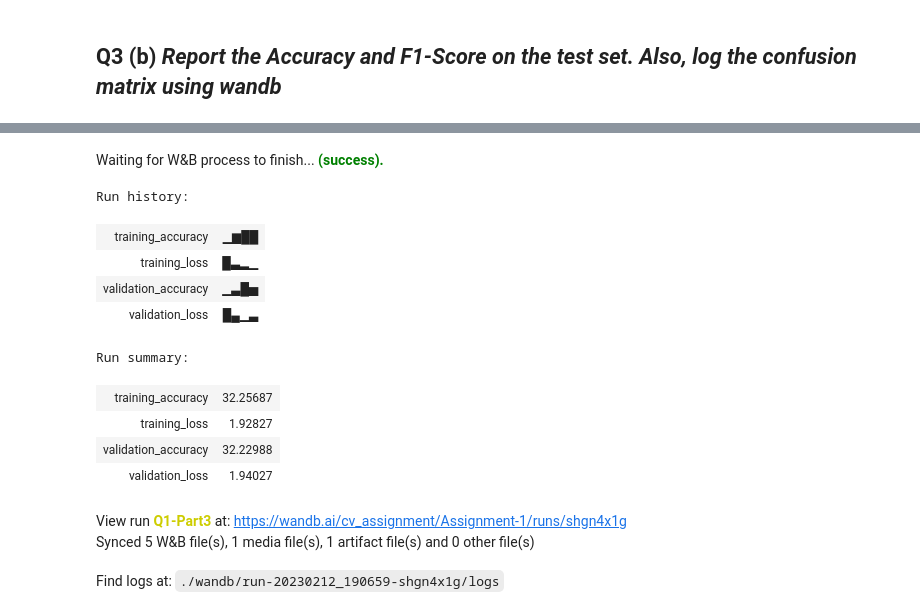
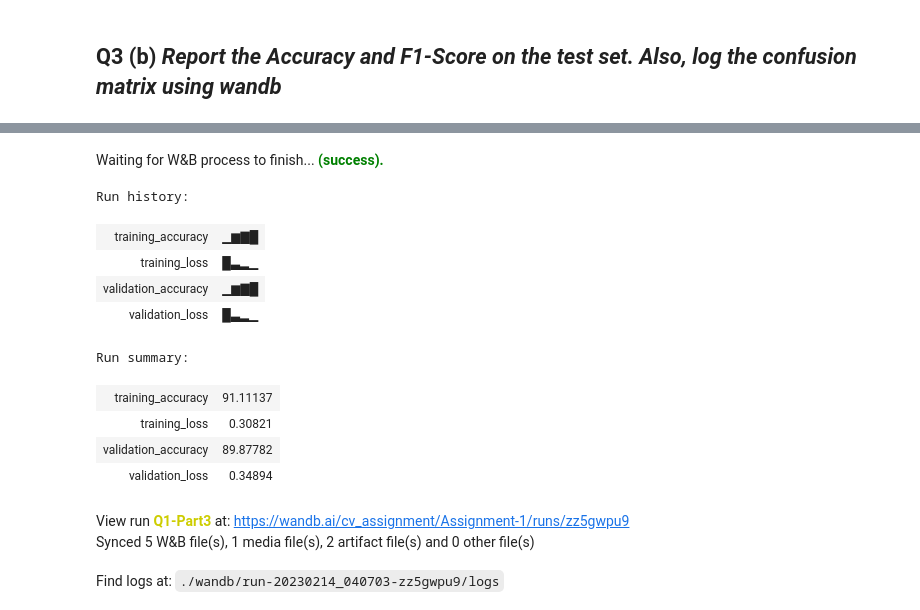
Before and after one commit to devKhush/Computer-Vision-Assignments, a Jupyter notebook: Assignment-1/Q1/Solution.ipynb, the cells around one changed output, grey strips where cells are left out. Saved outputs shown, nothing was run; the diff lists cells and outputs as text; code cells hidden in the pictures.

Commit message:
Q1 Part 3 (c) remaining

```diff
--- a/Assignment-1/Q1/Solution.ipynb
+++ b/Assignment-1/Q1/Solution.ipynb
@@ -611,22 +610,24 @@ Test set F1-score: 0.2705
 # %%
 # ✨ W&B: Save Model
-torch.save(model.state_dict(),"cnn_q1_c.pth")
+torch.save(model, 'resnet18model_q1_c.pt')
+torch.save(model.state_dict(),"resnet18_q1_c.pth")
 artifact = wandb.Artifact('model', type='model')
-artifact.add_file('cnn_q1_c.pth')
+artifact.add_file('resnet18model_q1_c.pt')
+artifact.add_file('resnet18_q1_c.pth')
 wandb.log_artifact(artifact)
 wandb.finish()
 # %% [output]
 Waiting for W&B process to finish... (success).
 Run history:
-| training_accuracy | ▁▆██ |
+| training_accuracy | ▁▆▇█ |
 | training_loss | █▃▂▁ |
-| validation_accuracy | ▁▃█▅ |
-| validation_loss | █▄▁▃ |
+| validation_accuracy | ▁▆▇█ |
+| validation_loss | █▃▂▁ |
 Run summary:
-| training_accuracy | 32.25687 |
-| training_loss | 1.92827 |
-| validation_accuracy | 32.22988 |
-| validation_loss | 1.94027 |
+| training_accuracy | 91.11137 |
+| training_loss | 0.30821 |
+| validation_accuracy | 89.87782 |
+| validation_loss | 0.34894 |
-View run Q1-Part3 at: https://wandb.ai/cv_assignment/Assignment-1/runs/shgn4x1g
-Synced 5 W&B file(s), 1 media file(s), 1 artifact file(s) and 0 other file(s)
+View run Q1-Part3 at: https://wandb.ai/cv_assignment/Assignment-1/runs/zz5gwpu9
+Synced 5 W&B file(s), 1 media file(s), 2 artifact file(s) and 0 other file(s)
-Find logs at: ./wandb/run-20230212_190659-shgn4x1g/logs
+Find logs at: ./wandb/run-20230214_040703-zz5gwpu9/logs
```
Also changed, not shown: parts of 49 cells of this notebook.
